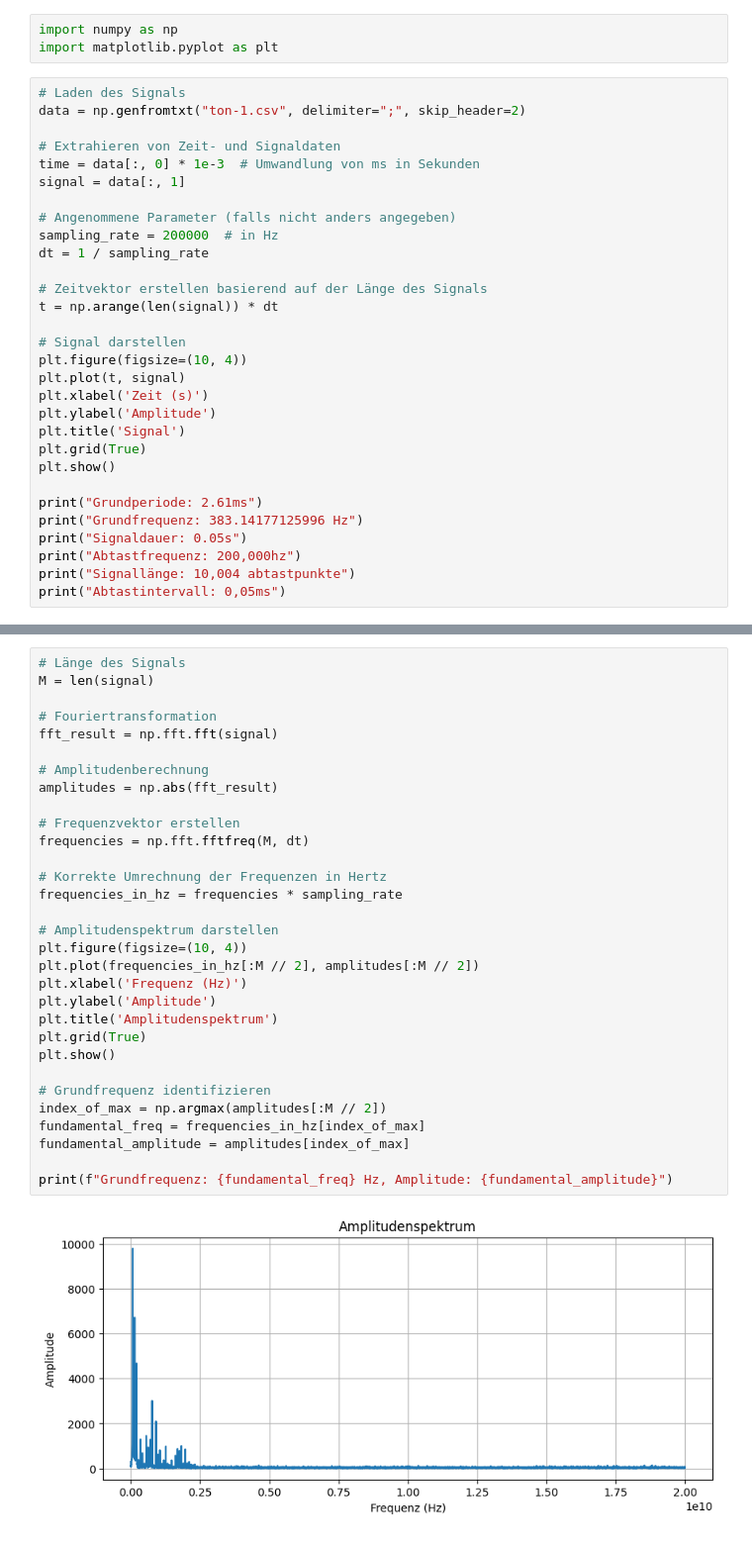
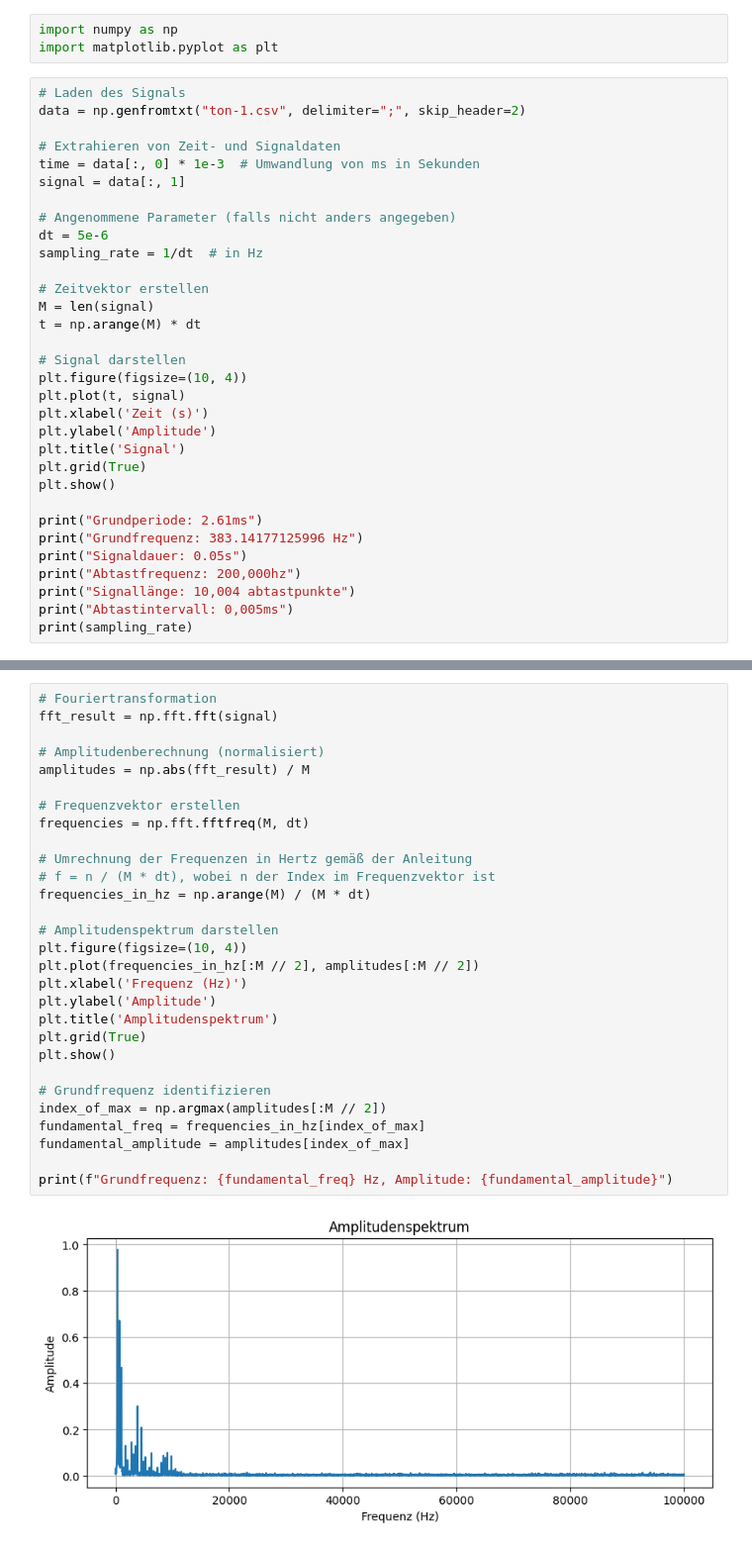
Before and after one commit to Florian11111/SSS, a Jupyter notebook: versuch 3/auswertung.ipynb, the cells around one changed output, grey strips where cells are left out. Shown at 99% size. Drawn from its saved outputs; the diff is of its cells as text.

```diff
--- a/versuch 3/auswertung.ipynb
+++ b/versuch 3/auswertung.ipynb
@@ -10,11 +10,12 @@ time = data[:, 0] * 1e-3  # Umwandlung von ms in Sekunden
 signal = data[:, 1]
 
 # Angenommene Parameter (falls nicht anders angegeben)
-sampling_rate = 200000  # in Hz
-dt = 1 / sampling_rate
+dt = 5e-6
+sampling_rate = 1/dt  # in Hz
 
-# Zeitvektor erstellen basierend auf der Länge des Signals
-t = np.arange(len(signal)) * dt
+# Zeitvektor erstellen
+M = len(signal)
+t = np.arange(M) * dt
 
 # Signal darstellen
 plt.figure(figsize=(10, 4))
@@ -30,7 +31,8 @@ print("Grundfrequenz: 383.14177125996 Hz")
 print("Signaldauer: 0.05s")
 print("Abtastfrequenz: 200,000hz")
 print("Signallänge: 10,004 abtastpunkte")
-print("Abtastintervall: 0,05ms")
+print("Abtastintervall: 0,005ms")
+print(sampling_rate)
 # %% [output]
 [figure]
 Grundperiode: 2.61ms
@@ -42,33 +45,31 @@ Abtastintervall: 0,05ms
 # %%
-# Länge des Signals
-M = len(signal)
-
 # Fouriertransformation
 fft_result = np.fft.fft(signal)
 
-# Amplitudenberechnung
-amplitudes = np.abs(fft_result)
+# Amplitudenberechnung (normalisiert)
+amplitudes = np.abs(fft_result) / M
 
 # Frequenzvektor erstellen
 frequencies = np.fft.fftfreq(M, dt)
 
-# Korrekte Umrechnung der Frequenzen in Hertz
-frequencies_in_hz = frequencies * sampling_rate
+# Umrechnung der Frequenzen in Hertz gemäß der Anleitung
+# f = n / (M * dt), wobei n der Index im Frequenzvektor ist
+frequencies_in_hz = np.arange(M) / (M * dt)
 
 # Amplitudenspektrum darstellen
 plt.figure(figsize=(10, 4))
 plt.plot(frequencies_in_hz[:M // 2], amplitudes[:M // 2])
 plt.xlabel('Frequenz (Hz)')
 plt.ylabel('Amplitude')
 plt.title('Amplitudenspektrum')
 plt.grid(True)
 plt.show()
 
 # Grundfrequenz identifizieren
 index_of_max = np.argmax(amplitudes[:M // 2])
 fundamental_freq = frequencies_in_hz[index_of_max]
 fundamental_amplitude = amplitudes[index_of_max]
 
 print(f"Grundfrequenz: {fundamental_freq} Hz, Amplitude: {fundamental_amplitude}")
 # %% [output]
-[figure, old version]
+[figure, new version]
```
Also changed, not shown: parts of 2 cells of this notebook.
